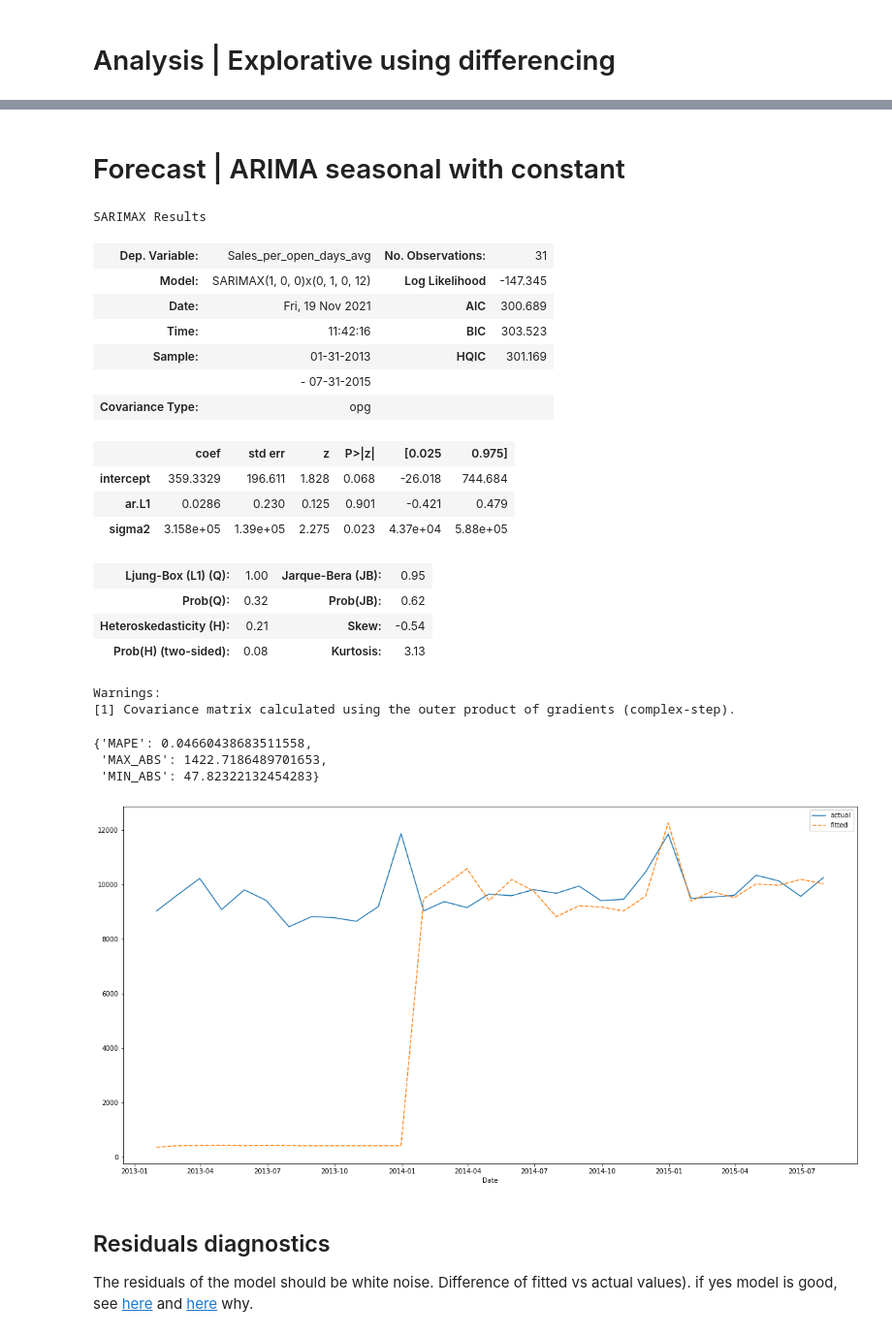
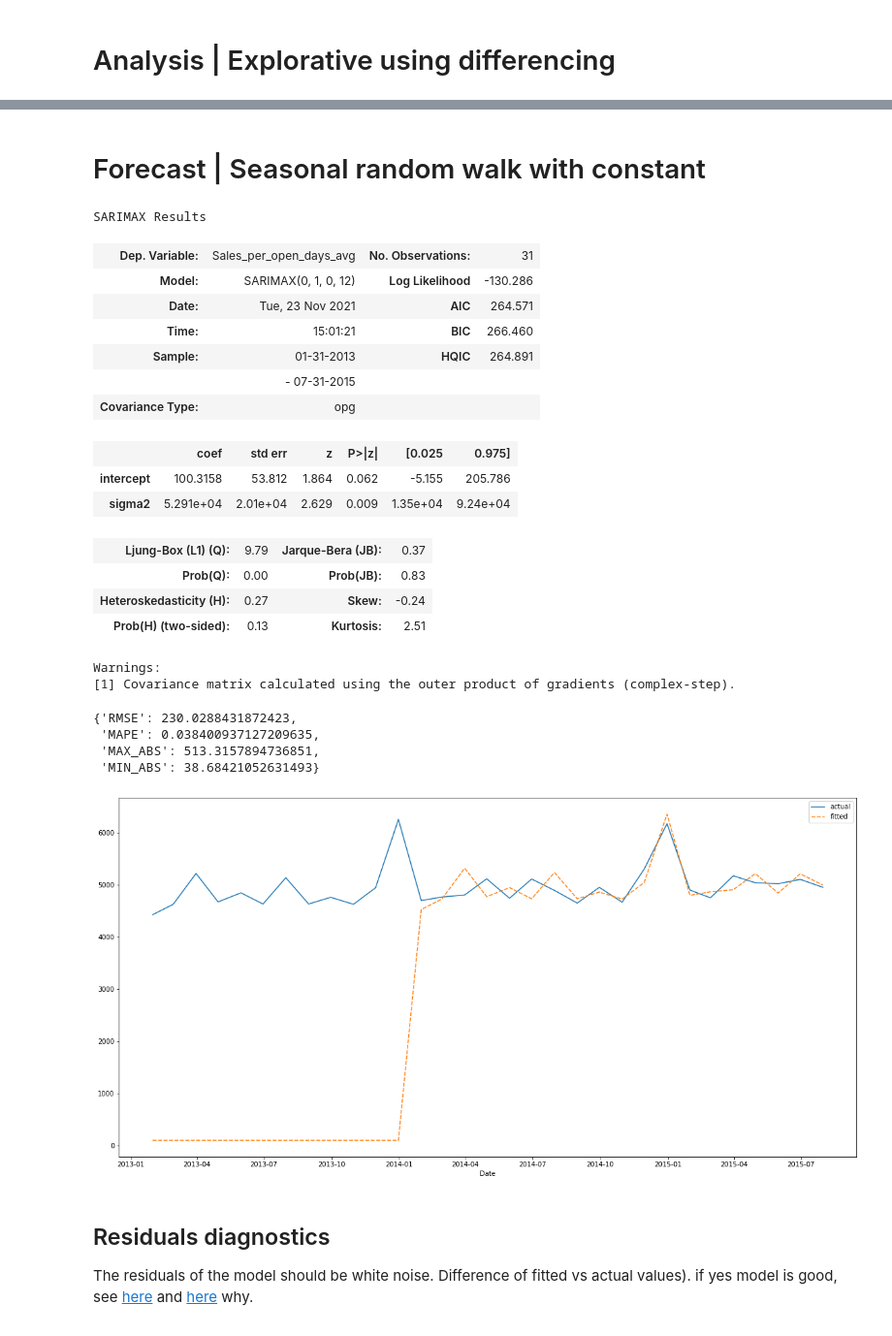
Before and after one commit to bruennijs/kaggle_rossmann_sales, a Jupyter notebook: regression_monthly.ipynb, the cells around one changed output, grey strips where cells are left out. Shown at 97% size. Cells and saved outputs as stored; diff of their text form; code cells hidden in the pictures.

```diff
--- a/regression_monthly.ipynb
+++ b/regression_monthly.ipynb
@@ -42,7 +42,7 @@ df_train.head(5)
 df_train_stores = df_train.groupby(by=['Store'])
 #df_train_stores.Date.max()
 #df_train_stores.Date.min()
-df_train_store_1 = df_train_stores.get_group(4).set_index('Date')
+df_train_store_1 = df_train_stores.get_group(2).set_index('Date')
 sales_zero_idx = df_train_store_1[df_train_store_1['Sales'] == 0].index
 df_train_store_1 = df_train_store_1.drop(sales_zero_idx)
 #df_train_store_1['2015-01-01':'2015-02-01'].tail(10)
@@ -54,11 +54,18 @@ def avg_sales_per_period(df: DataFrame) -> pd.Series:
     df_copy['Sales_per_open_days_avg'] = s_tmp.astype('int')
     return df_copy
 
+def avg_sales_per_promodays(df: DataFrame) -> pd.Series:
+    df_copy = df.copy()
+    s_tmp: pd.Series = df['Sales_per_open_days_avg'] / df['Promo']
+    df_copy['Sales_per_promo_days_avg'] = s_tmp.astype('int')
+    return df_copy
+
 # resample/groupby MONTH
 df_store_1_monthly_sum: DataFrame = df_train_store_1.resample("M").sum()
 df_store_1_monthly_sum['Month'] = df_store_1_monthly_sum.index.month
 df_store_1_monthly_sum['Year'] = df_store_1_monthly_sum.index.year
 df_store_1_monthly_sum = avg_sales_per_period(df_store_1_monthly_sum)
+df_store_1_monthly_sum = avg_sales_per_promodays(df_store_1_monthly_sum)
 df_store_1_monthly_sum.head(5)
 
 y_t = df_store_1_monthly_sum['Sales_per_open_days_avg']
@@ -210,46 +240,42 @@ The seasonal differenced series is auto correlated with the first lag so we try
 # %% [markdown]
-# Forecast | ARIMA seasonal with constant
+# Forecast | Seasonal random walk with constant
 # %%
 import seaborn as sns
 from statsmodels.tsa.statespace.sarimax import SARIMAX
 from statsmodels.tsa.arima.model import ARIMAResults
 
-model: SARIMAX = SARIMAX(y_t, seasonal_order=(0, 1, 0, 12), trend='c')
+model: SARIMAX = SARIMAX(y_t, order=(0, 0, 0), seasonal_order=(0, 1, 0, 12), trend='c')
 model_fit: ARIMAResults = model.fit(disp=False)
 model_fit.summary()
 
 errors_dict: dict[str, float] = errors(y_t.iloc[12:], model_fit)
 errors_dict
 
 # Plot actual vs fitted values
 plot_actual_and_fitted_values(y_t, model_fit)
-
-
-#
-# plot_series_acf_histogram(model_fit.resid.iloc[12:], lags=10)
 # %% [output]
 SARIMAX Results
 | Dep. Variable: | Sales_per_open_days_avg | No. Observations: | 31 |
-| Model: | SARIMAX(1, 0, 0)x(0, 1, 0, 12) | Log Likelihood | -147.345 |
-| Date: | Fri, 19 Nov 2021 | AIC | 300.689 |
-| Time: | 11:42:16 | BIC | 303.523 |
-| Sample: | 01-31-2013 | HQIC | 301.169 |
+| Model: | SARIMAX(0, 1, 0, 12) | Log Likelihood | -130.286 |
+| Date: | Tue, 23 Nov 2021 | AIC | 264.571 |
+| Time: | 15:01:21 | BIC | 266.460 |
+| Sample: | 01-31-2013 | HQIC | 264.891 |
 |  | - 07-31-2015 |  |  |
 | Covariance Type: | opg |  |  |
 |  | coef | std err | z | P>|z| | [0.025 | 0.975] |
-| intercept | 359.3329 | 196.611 | 1.828 | 0.068 | -26.018 | 744.684 |
-| ar.L1 | 0.0286 | 0.230 | 0.125 | 0.901 | -0.421 | 0.479 |
-| sigma2 | 3.158e+05 | 1.39e+05 | 2.275 | 0.023 | 4.37e+04 | 5.88e+05 |
+| intercept | 100.3158 | 53.812 | 1.864 | 0.062 | -5.155 | 205.786 |
+| sigma2 | 5.291e+04 | 2.01e+04 | 2.629 | 0.009 | 1.35e+04 | 9.24e+04 |
-| Ljung-Box (L1) (Q): | 1.00 | Jarque-Bera (JB): | 0.95 |
-| Prob(Q): | 0.32 | Prob(JB): | 0.62 |
-| Heteroskedasticity (H): | 0.21 | Skew: | -0.54 |
-| Prob(H) (two-sided): | 0.08 | Kurtosis: | 3.13 |
+| Ljung-Box (L1) (Q): | 9.79 | Jarque-Bera (JB): | 0.37 |
+| Prob(Q): | 0.00 | Prob(JB): | 0.83 |
+| Heteroskedasticity (H): | 0.27 | Skew: | -0.24 |
+| Prob(H) (two-sided): | 0.13 | Kurtosis: | 2.51 |
 Warnings:
 [1] Covariance matrix calculated using the outer product of gradients (complex-step).
-{'MAPE': 0.04660438683511558,
- 'MAX_ABS': 1422.7186489701653,
- 'MIN_ABS': 47.82322132454283}
+{'RMSE': 230.0288431872423,
+ 'MAPE': 0.038400937127209635,
+ 'MAX_ABS': 513.3157894736851,
+ 'MIN_ABS': 38.68421052631493}
-[figure, old version]
+[figure, new version]
 # %% [markdown]
 ##  Residuals diagnostics
 The residuals of the model should be white noise. Difference of fitted vs actual values). if yes model is good, see [here](https://machinelearningmastery.com/white-noise-time-series-python/) and [here](https://otexts.com/fpp3/diagnostics.html) why.
```
Also changed, not shown: parts of 9 cells of this notebook, 2 other files.
